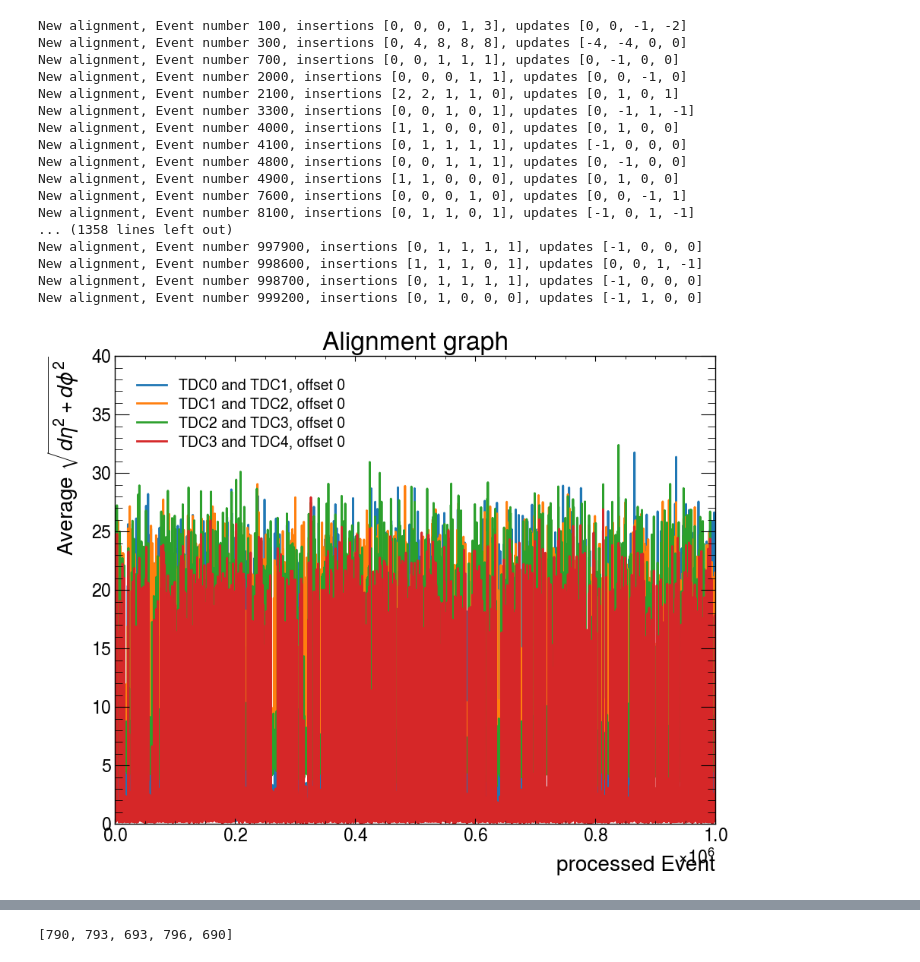
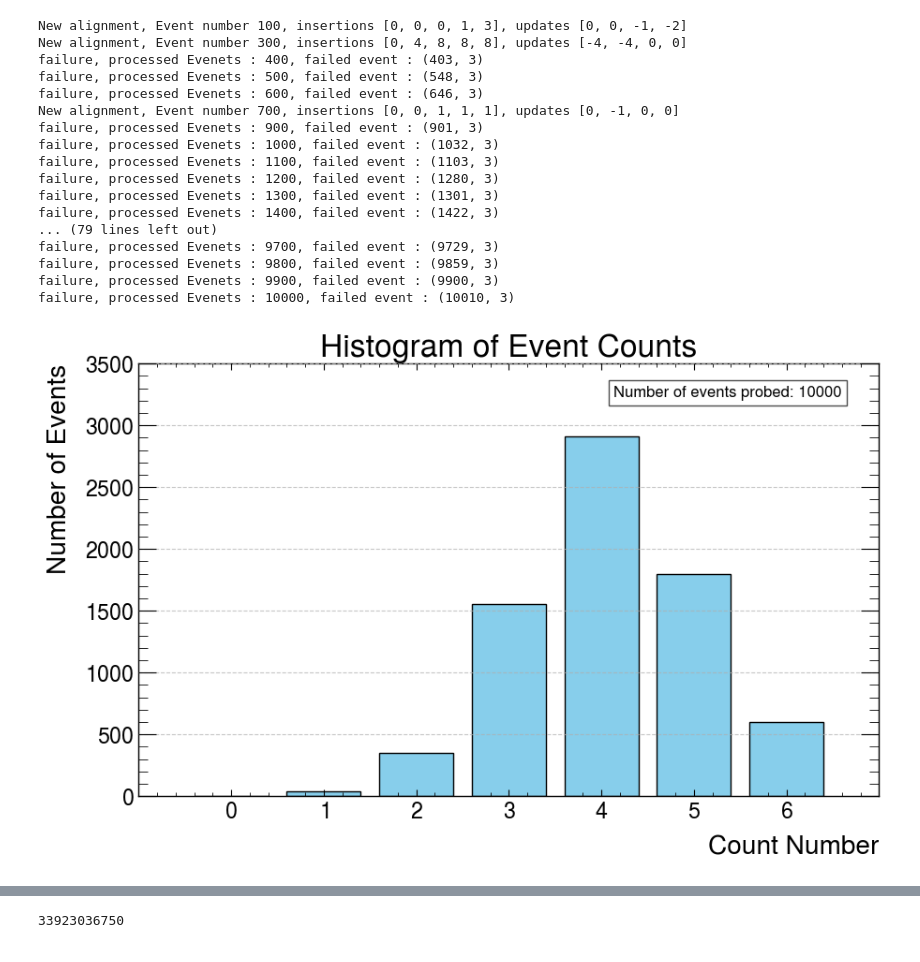
Before and after one commit to Takodachi6969/summer2, a Jupyter notebook: DataAnalysis03072024.ipynb, the cells around one changed output, grey strips where cells are left out. Cells and saved outputs as stored; diff of their text form; code cells hidden in the pictures.

```diff
--- a/DataAnalysis03072024.ipynb
+++ b/DataAnalysis03072024.ipynb
@@ -35,0 +40,15 @@ import importlib
+# %%
+@contextmanager
+def profile(name):
+    profiler = cProfile.Profile()
+    profiler.enable()
+    try:
+        yield
+    finally:
+        profiler.disable()
+        s = io.StringIO()
+        sortby = 'cumulative'
+        ps = pstats.Stats(profiler, stream=s).sort_stats(sortby)
+        ps.print_stats()
+        print(f"Profiling result for {name}:")
+        print(s.getvalue())
@@ -1943,33 +2161,33 @@ def tdcEventToRPCData(event,activeTDCs=[0,1,2,3,4], event_num = 0):
 # %%
 importlib.reload(rawFileReader)
 interval = 100
 file_path = '../Data/Fixed.raw'
 fReader = rawFileReader.fileReader(file_path)
 order = [[0,1], [1,2], [2,3], [3,4]]
 
-rAligner = realigner(fReader= fReader, max_process_event=1000000, monitor_factor=10, order=order, dev_mode=True, window_size=10, record_inserted_events=True)
-rAligner.get_aligned_events()
-rAligner.plot_alignment_metric()
-rAligner.plot_global_alignment_metric()
-# rAligner.plotTDCTimeDiffs(showplot= False)
-# rAligner.plot_tdc_state_metric()
+rAligner = realigner(fReader= fReader, max_process_event=10000, monitor_factor=10, order=order, dev_mode=True, window_size=10, record_inserted_events=False)
+rAligner.get_aligned_events(plot_hist=True)
+rAligner.plot_event_count_histogram()
+rAligner.plot_rpc_involvement_histogram()
+# rAligner.plot_alignment_metric()
 # rAligner.plot_efficiency(text = 'Uncompensated_efficiency,  time_window = 10ns')
+# rAligner.plot_chess_board_reconstruction()
 # %% [output]
 New alignment, Event number 100, insertions [0, 0, 0, 1, 3], updates [0, 0, -1, -2]
 New alignment, Event number 300, insertions [0, 4, 8, 8, 8], updates [-4, -4, 0, 0]
+failure, processed Evenets : 400, failed event : (403, 3)
+failure, processed Evenets : 500, failed event : (548, 3)
+failure, processed Evenets : 600, failed event : (646, 3)
 New alignment, Event number 700, insertions [0, 0, 1, 1, 1], updates [0, -1, 0, 0]
-New alignment, Event number 2000, insertions [0, 0, 0, 1, 1], updates [0, 0, -1, 0]
-New alignment, Event number 2100, insertions [2, 2, 1, 1, 0], updates [0, 1, 0, 1]
-New alignment, Event number 3300, insertions [0, 0, 1, 0, 1], updates [0, -1, 1, -1]
-New alignment, Event number 4000, insertions [1, 1, 0, 0, 0], updates [0, 1, 0, 0]
-New alignment, Event number 4100, insertions [0, 1, 1, 1, 1], updates [-1, 0, 0, 0]
-New alignment, Event number 4800, insertions [0, 0, 1, 1, 1], updates [0, -1, 0, 0]
-New alignment, Event number 4900, insertions [1, 1, 0, 0, 0], updates [0, 1, 0, 0]
-New alignment, Event number 7600, insertions [0, 0, 0, 1, 0], updates [0, 0, -1, 1]
-New alignment, Event number 8100, insertions [0, 1, 1, 0, 1], updates [-1, 0, 1, -1]
-... (1358 lines left out)
-New alignment, Event number 997900, insertions [0, 1, 1, 1, 1], updates [-1, 0, 0, 0]
-New alignment, Event number 998600, insertions [1, 1, 1, 0, 1], updates [0, 0, 1, -1]
-New alignment, Event number 998700, insertions [0, 1, 1, 1, 1], updates [-1, 0, 0, 0]
-New alignment, Event number 999200, insertions [0, 1, 0, 0, 0], updates [-1, 1, 0, 0]
+failure, processed Evenets : 900, failed event : (901, 3)
+failure, processed Evenets : 1000, failed event : (1032, 3)
+failure, processed Evenets : 1100, failed event : (1103, 3)
+failure, processed Evenets : 1200, failed event : (1280, 3)
+failure, processed Evenets : 1300, failed event : (1301, 3)
+failure, processed Evenets : 1400, failed event : (1422, 3)
+... (79 lines left out)
+failure, processed Evenets : 9700, failed event : (9729, 3)
+failure, processed Evenets : 9800, failed event : (9859, 3)
+failure, processed Evenets : 9900, failed event : (9900, 3)
+failure, processed Evenets : 10000, failed event : (10010, 3)
-[figure, old version]
+[figure, new version]
@@ -1977,4 +2195,4 @@ New alignment, Event number 999200, insertions [0, 1, 0, 0, 0], updates [-1, 1,
 # %%
-print(rAligner.event_hist)
+print(sum(rAligner.count[6]))
 # %% [output]
-[790, 793, 693, 796, 690]
+33923036750
```
Also changed, not shown: parts of 21 cells of this notebook, 50 other files.
